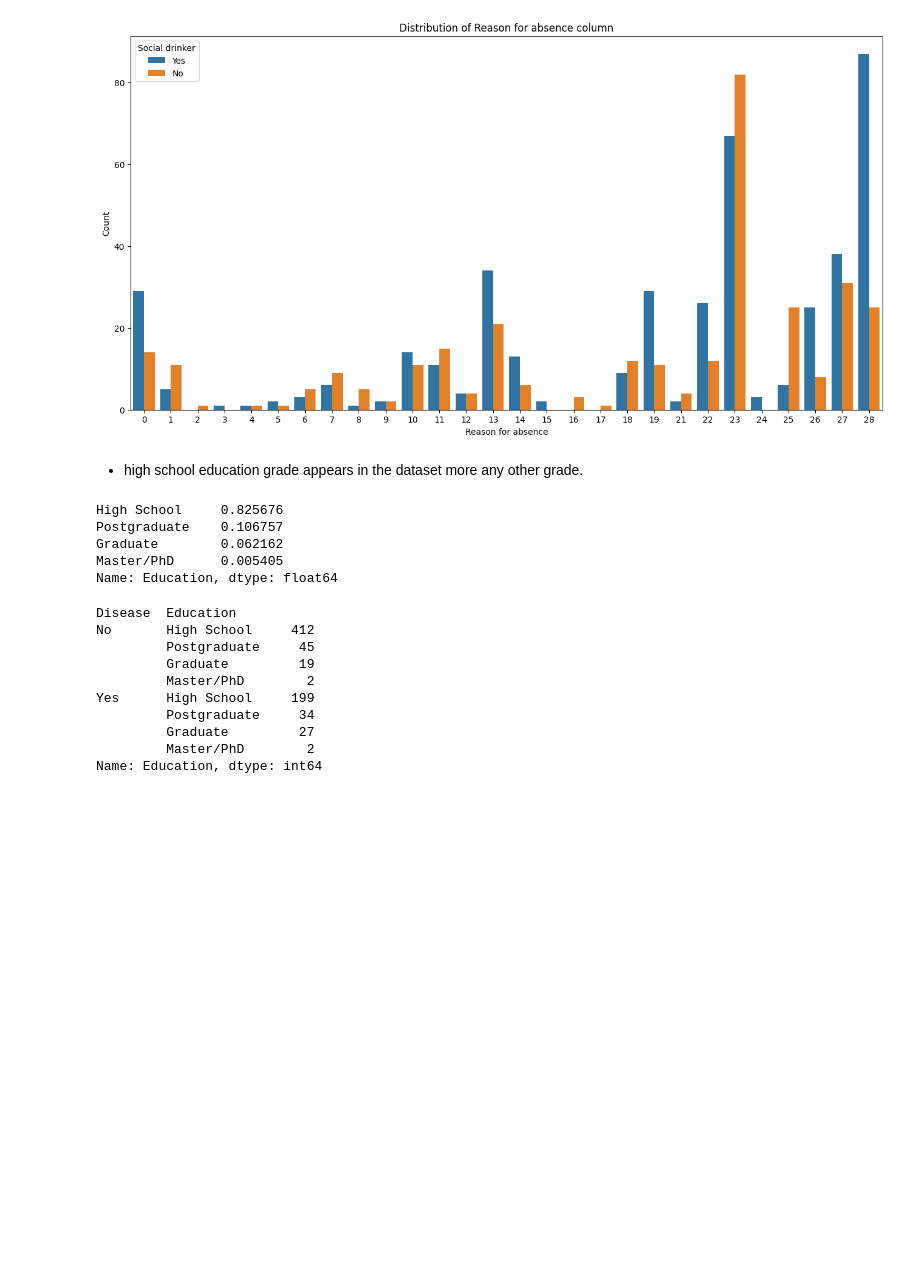
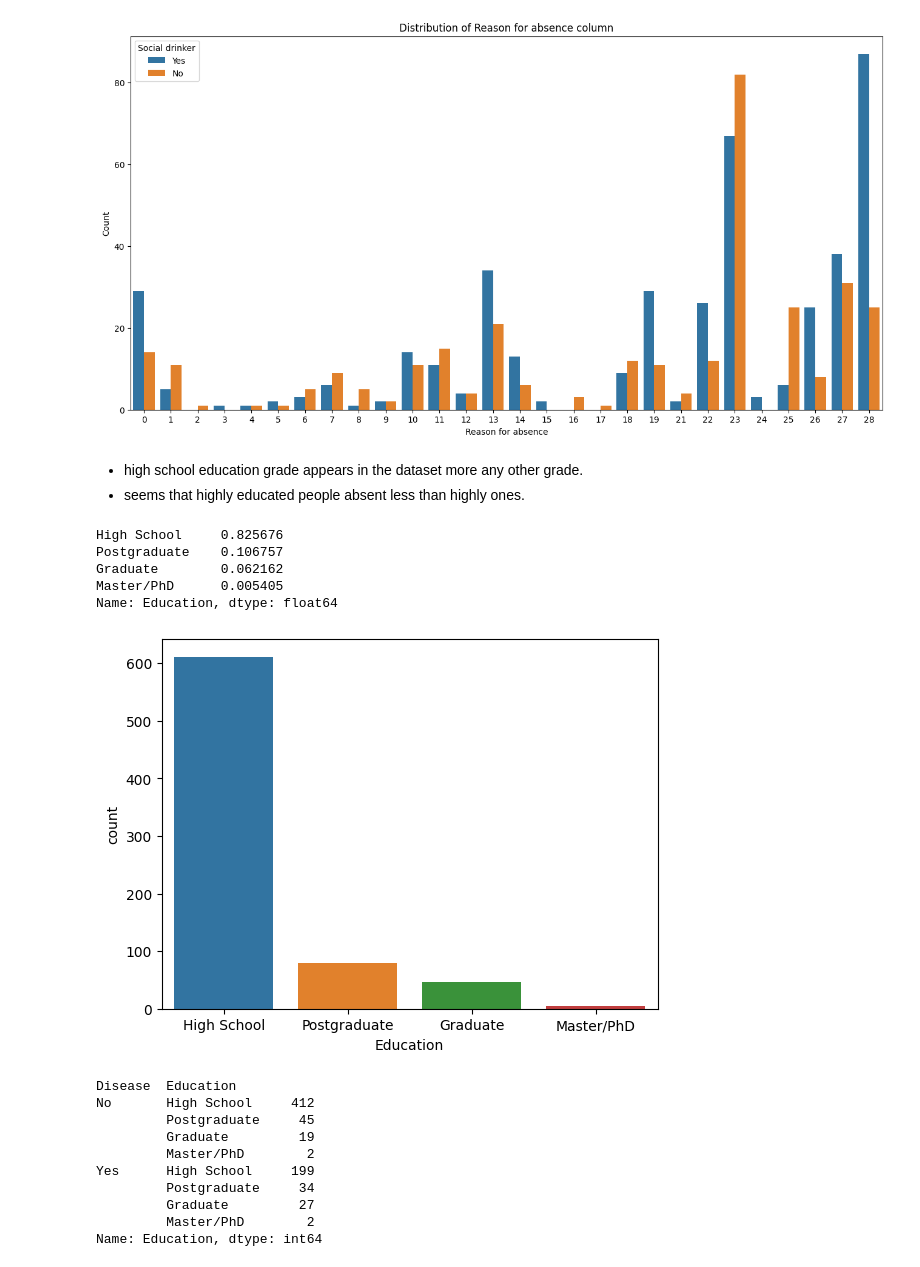
Before and after one commit to alaalmy-ahmed/Absenteeism-at-Work, a Jupyter notebook: knowing the data.ipynb, the cells around one changed output. Cells and saved outputs as stored; diff of their text form; code cells hidden in the pictures; blank space fills up the shorter version.

```diff
--- a/knowing the data.ipynb
+++ b/knowing the data.ipynb
@@ -304,14 +314,19 @@ Name: Social drinker, dtype: int64
 [figure]
 # %% [markdown]
 - high school education grade appears in the dataset more any other grade.
+- seems that highly educated people absent less than highly ones.
-# %%
-preprocessed_data['Education'].value_counts(normalize=True)
-# %% [output]
-High School     0.825676
-Postgraduate    0.106757
-Graduate        0.062162
-Master/PhD      0.005405
-Name: Education, dtype: float64
+# %%
+print(preprocessed_data['Education'].value_counts(normalize=True))
+sns.countplot(data=preprocessed_data,
+              x='Education')
+plt.savefig('figs/counting education.png', format='png')
+# %% [output]
+High School     0.825676
+Postgraduate    0.106757
+Graduate        0.062162
+Master/PhD      0.005405
+Name: Education, dtype: float64
+[figure, added]
 # %%
 print(preprocessed_data.groupby('Disease')['Education'].value_counts())
 plot_distribution('Reason for absence', figsize=(20, 8), hue='Education')
```
Also changed, not shown: parts of 20 cells of this notebook, 16 other files.
